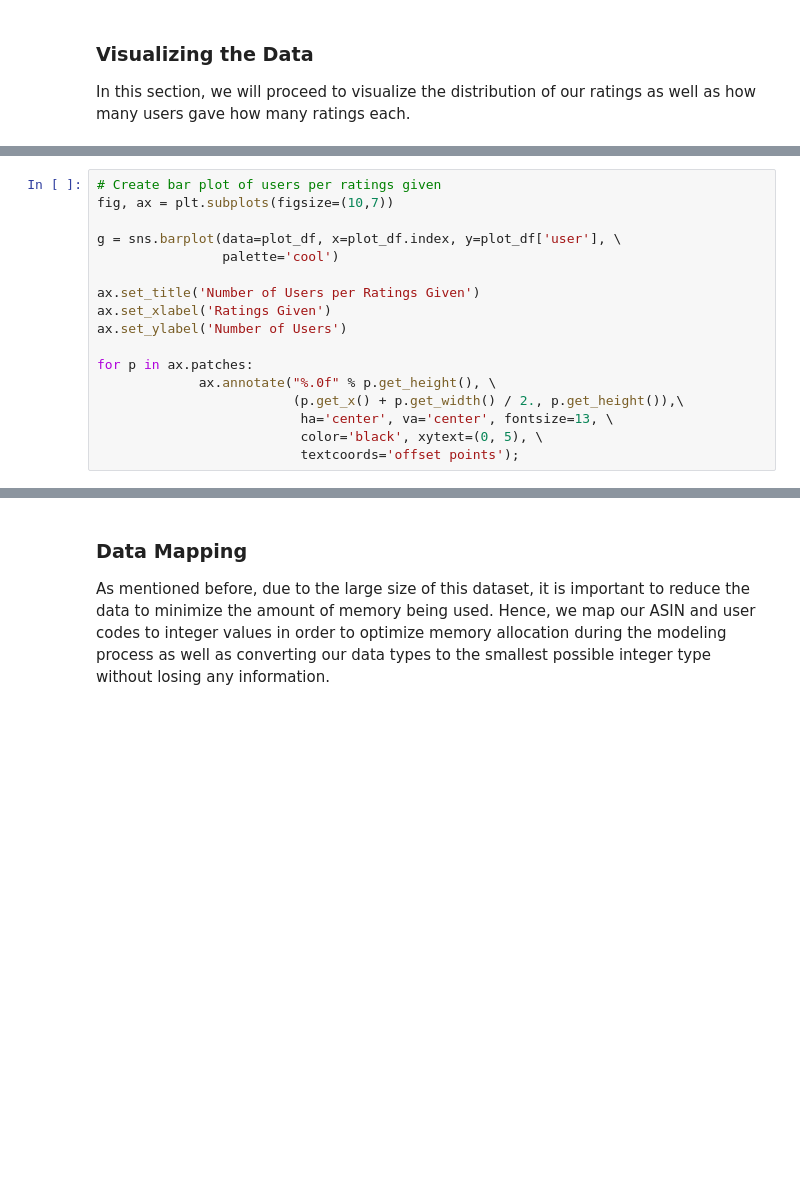
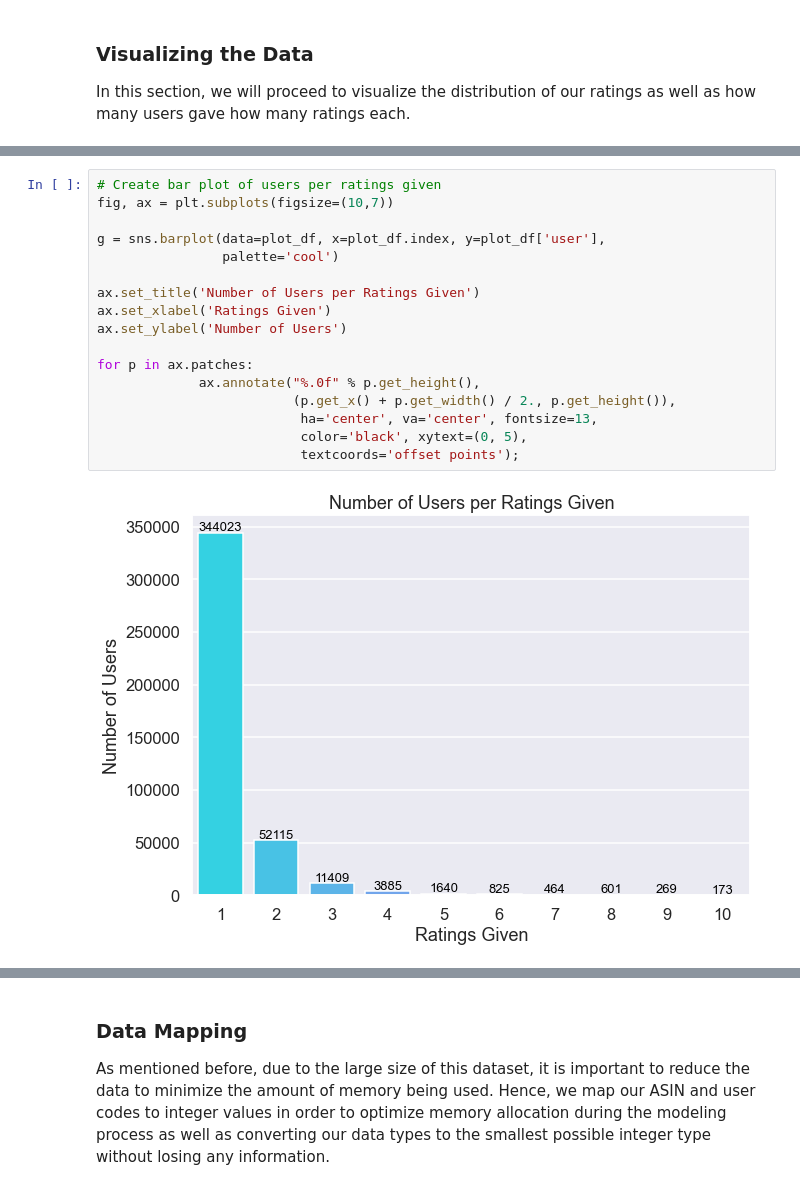
Before and after one commit to ds-leehanjin/amazon-recommender-system, a Jupyter notebook: notebook.ipynb, the cells around one changed output, grey strips where cells are left out. Saved outputs shown, nothing was run; the diff lists cells and outputs as text; blank space fills up the shorter version.

```diff
--- a/notebook.ipynb
+++ b/notebook.ipynb
@@ -166,20 +326,22 @@ plot_df
 # %%
 # Create bar plot of users per ratings given
 fig, ax = plt.subplots(figsize=(10,7))
 
-g = sns.barplot(data=plot_df, x=plot_df.index, y=plot_df['user'], \
+g = sns.barplot(data=plot_df, x=plot_df.index, y=plot_df['user'],
                 palette='cool')
 
 ax.set_title('Number of Users per Ratings Given')
 ax.set_xlabel('Ratings Given')
 ax.set_ylabel('Number of Users')
 
 for p in ax.patches:
-             ax.annotate("%.0f" % p.get_height(), \
-                         (p.get_x() + p.get_width() / 2., p.get_height()),\
-                          ha='center', va='center', fontsize=13, \
-                          color='black', xytext=(0, 5), \
+             ax.annotate("%.0f" % p.get_height(),
+                         (p.get_x() + p.get_width() / 2., p.get_height()),
+                          ha='center', va='center', fontsize=13,
+                          color='black', xytext=(0, 5),
                           textcoords='offset points');
+# %% [output]
+[figure, added]
 # %%
 # Check measures of central tendency
 catalog_df.describe()
```
Also changed, not shown: parts of 92 cells of this notebook, 2 other files.
